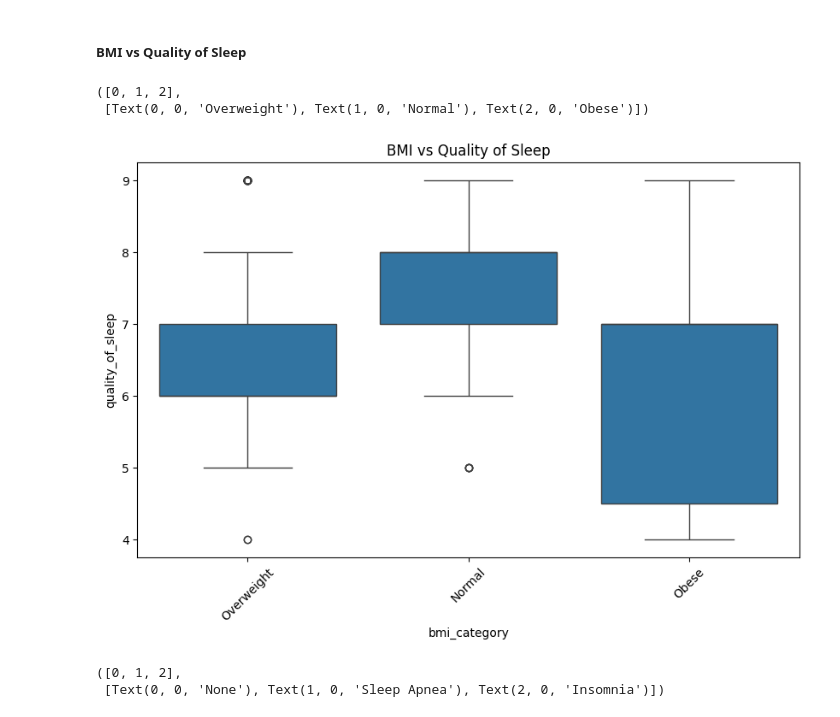
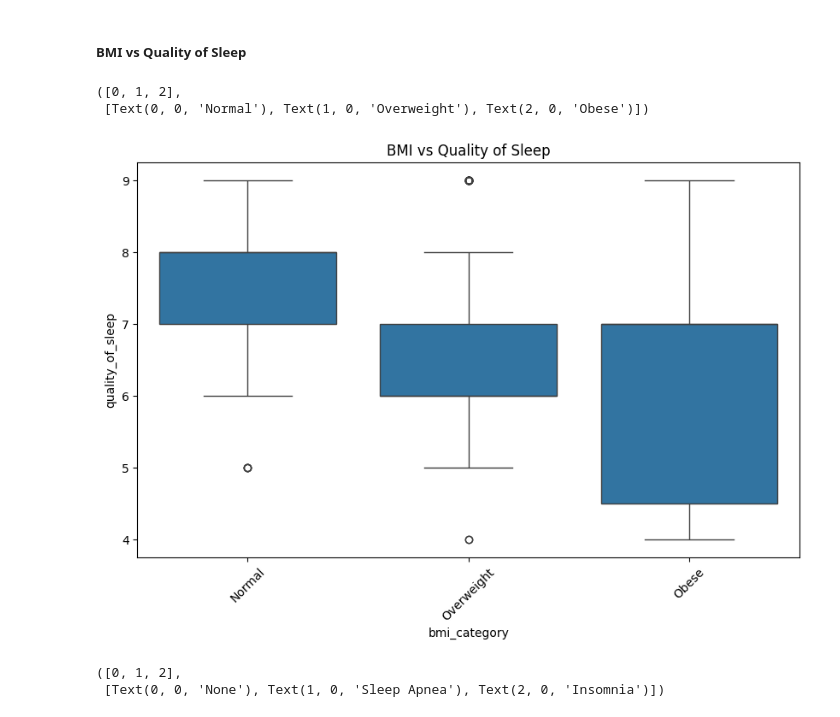
Before and after one commit to eadka/sleep-health-predictor, a Jupyter notebook: notebooks/notebook.ipynb, the cells around one changed output. Saved outputs shown, nothing was run; the diff lists cells and outputs as text; code cells hidden in the pictures.

```diff
--- a/notebooks/notebook.ipynb
+++ b/notebooks/notebook.ipynb
@@ -328,13 +335,14 @@ plt.xticks(rotation=45)
 ##### BMI vs Quality of Sleep
 # %%
 plt.figure(figsize = (10, 6))
-ax = sns.boxplot(x='bmi_category', y='quality_of_sleep', data=df)
+order = df['bmi_category'].value_counts().index
+ax = sns.boxplot(x='bmi_category', y='quality_of_sleep', data=df, order=order)
 plt.setp(ax.artists, alpha=.5, linewidth=2, edgecolor="k")
 plt.title('BMI vs Quality of Sleep')
 plt.xticks(rotation=45)
 # %% [output]
 ([0, 1, 2],
- [Text(0, 0, 'Overweight'), Text(1, 0, 'Normal'), Text(2, 0, 'Obese')])
+ [Text(0, 0, 'Normal'), Text(1, 0, 'Overweight'), Text(2, 0, 'Obese')])
-[figure, old version]
+[figure, new version]
 # %%
 plt.figure(figsize = (10, 6))
```
Also changed, not shown: parts of 26 cells of this notebook, 1 other file.
